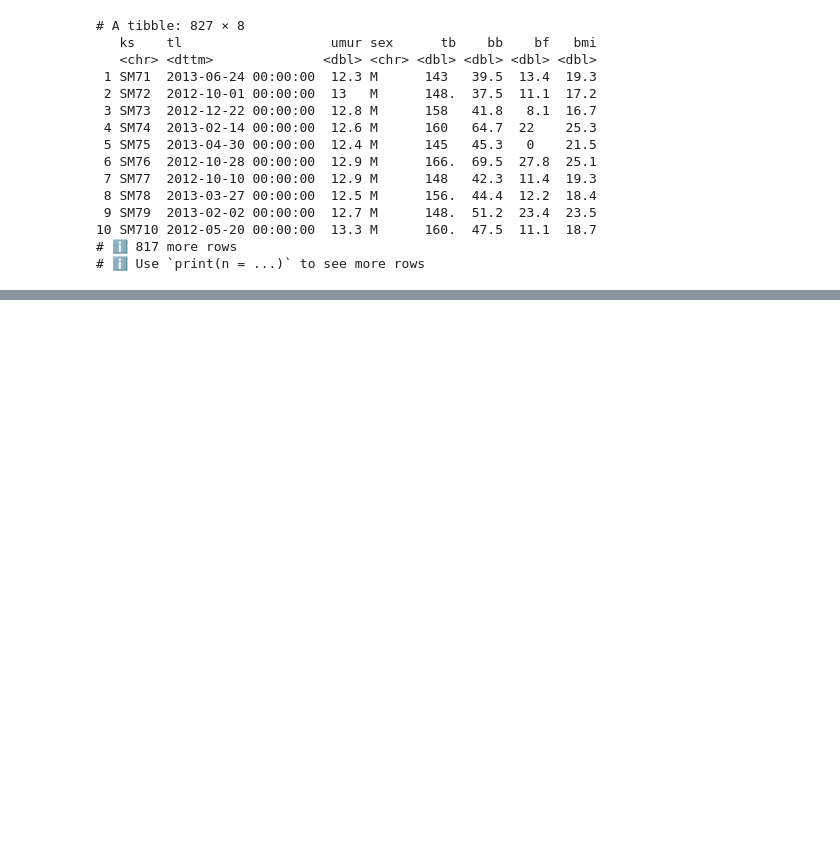
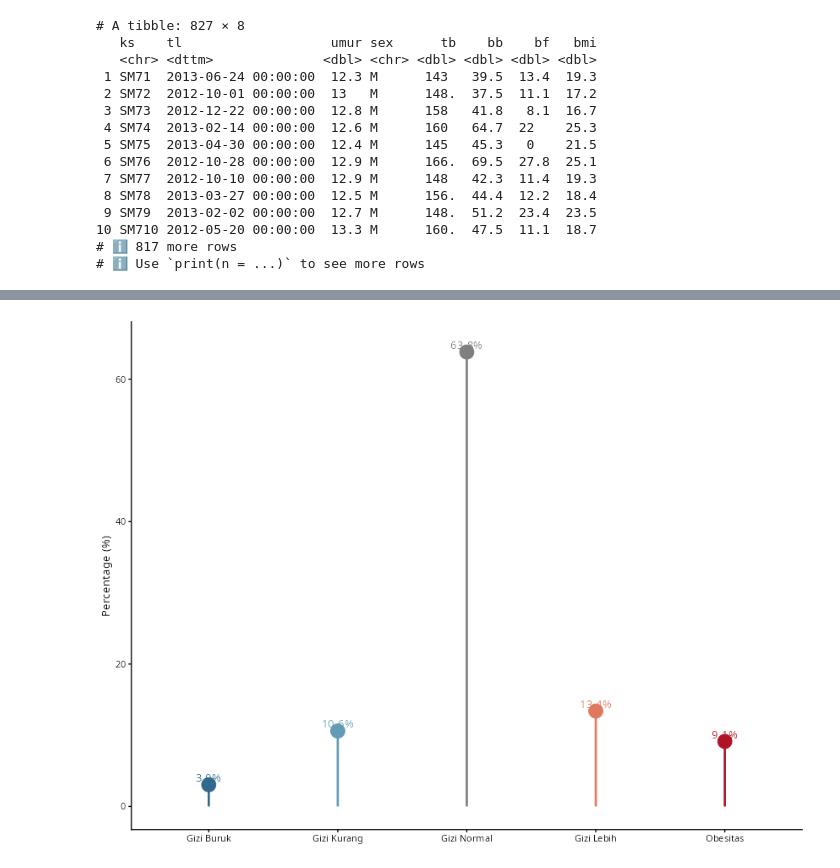
Before and after one commit to oktavianuu/the-curious-analyst, a Jupyter notebook: kurva_pertumbuhan/Pontianak/male/male_status.ipynb, the cells around one changed output, grey strips where cells are left out. Cells and saved outputs as stored; diff of their text form; code cells hidden in the pictures; blank space fills up the shorter version.

```diff
--- a/kurva_pertumbuhan/Pontianak/male/male_status.ipynb
+++ b/kurva_pertumbuhan/Pontianak/male/male_status.ipynb
@@ -63,0 +738,55 @@ summary(male_data$bmi)
+# %%
+ggplot(
+  cat_pct,
+  aes(
+    bmi_category_who,
+    pct,
+    color = bmi_category_who
+  )
+) +
+
+  geom_segment(
+    aes(
+      xend = bmi_category_who,
+      y = 0,
+      yend = pct
+    ),
+    linewidth = 1
+  ) +
+
+  geom_point(
+    size = 6
+  ) +
+
+  geom_text(
+    aes(
+      label = sprintf(
+        "%.1f%%",
+        pct
+      )
+    ),
+    nudge_y = 1
+  ) +
+
+  scale_color_manual(
+    values = c(
+      "Gizi Buruk"  = "#31688e",
+      "Gizi Kurang" = "#639bb4",
+      "Gizi Normal" = "#7f7f7f",
+      "Gizi Lebih"  = "#e07a5f",
+      "Obesitas"    = "#b11226"
+    )
+  ) +
+
+  theme_classic() +
+
+  theme(
+    legend.position = "none"
+  ) +
+
+  labs(
+    x = NULL,
+    y = "Percentage (%)"
+  )
+# %% [output]
+[figure, added]
```
Also changed, not shown: parts of 15 cells of this notebook, 2 other files.
